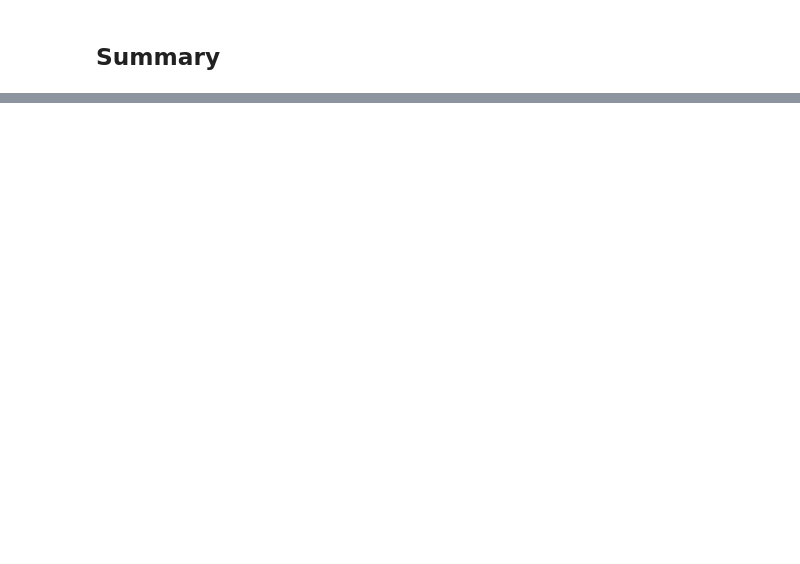
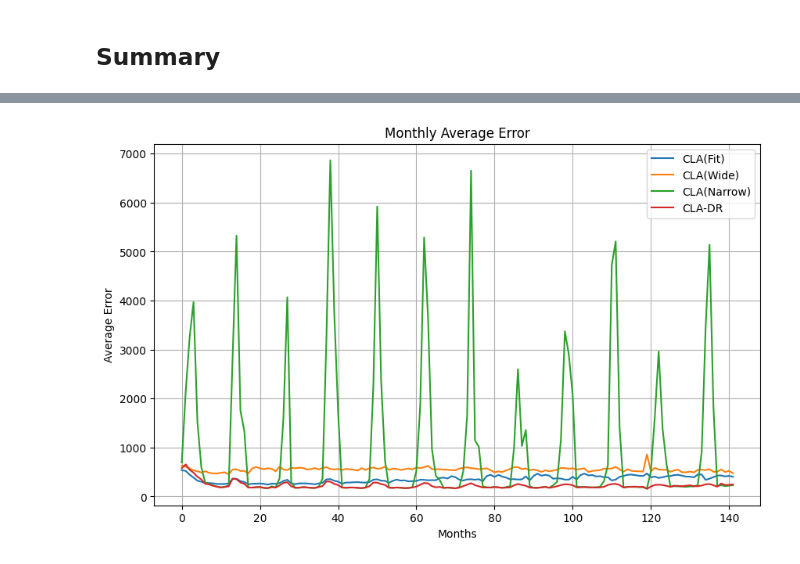
Before and after one commit to tyokyo320/time-series, a Jupyter notebook: utils/error_by_period.ipynb, the cells around one changed output, grey strips where cells are left out. Saved outputs shown, nothing was run; the diff lists cells and outputs as text; code cells hidden in the pictures; blank space fills up the shorter version.

```diff
--- a/utils/error_by_period.ipynb
+++ b/utils/error_by_period.ipynb
@@ -225,0 +279,4 @@ plot_error_by_period_multiple_with_cla_labels(df_list=data_list, labels=cla_labe
+# %%
+plot_error_by_month_with_cla_labels(case_paths, cla_labels)
+# %% [output]
+[figure, added]
```
Also changed, not shown: parts of 23 cells of this notebook, 3 other files.
